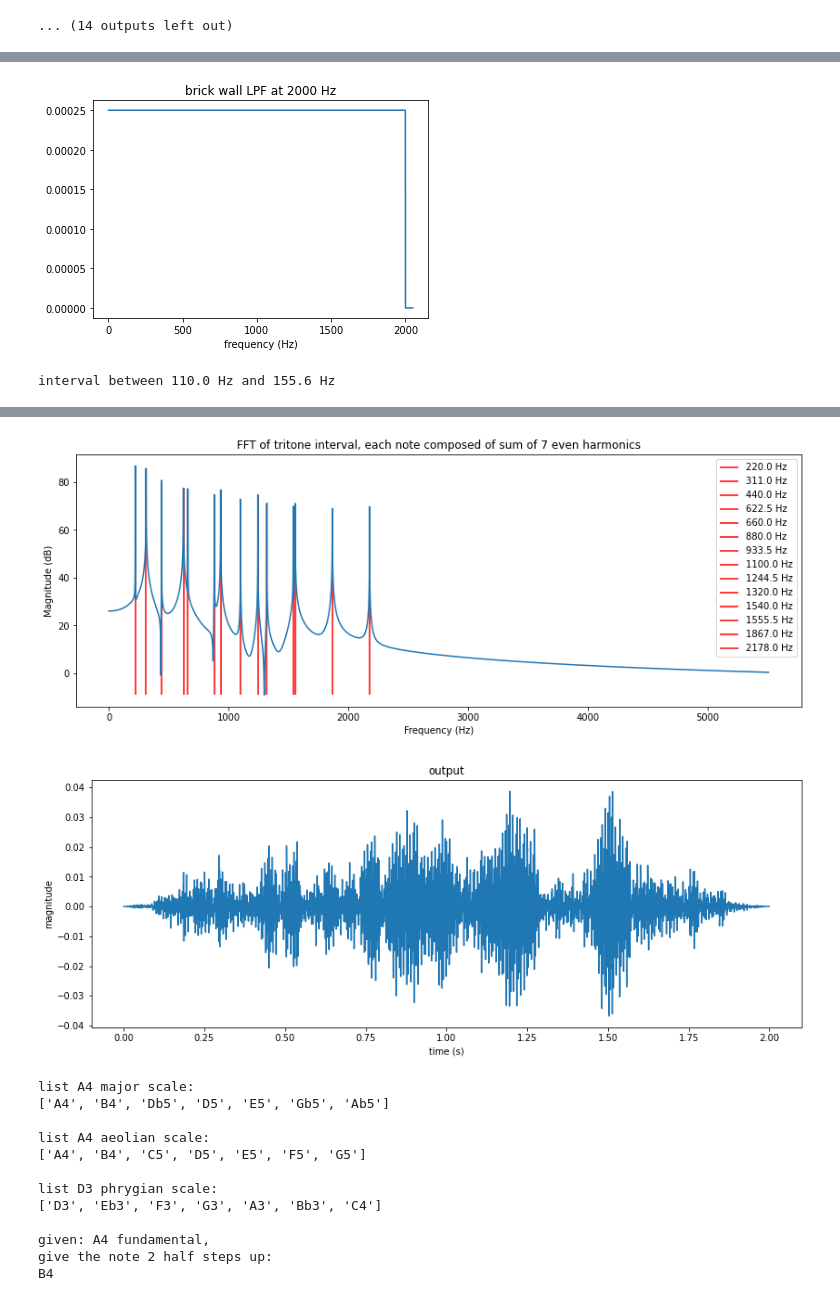
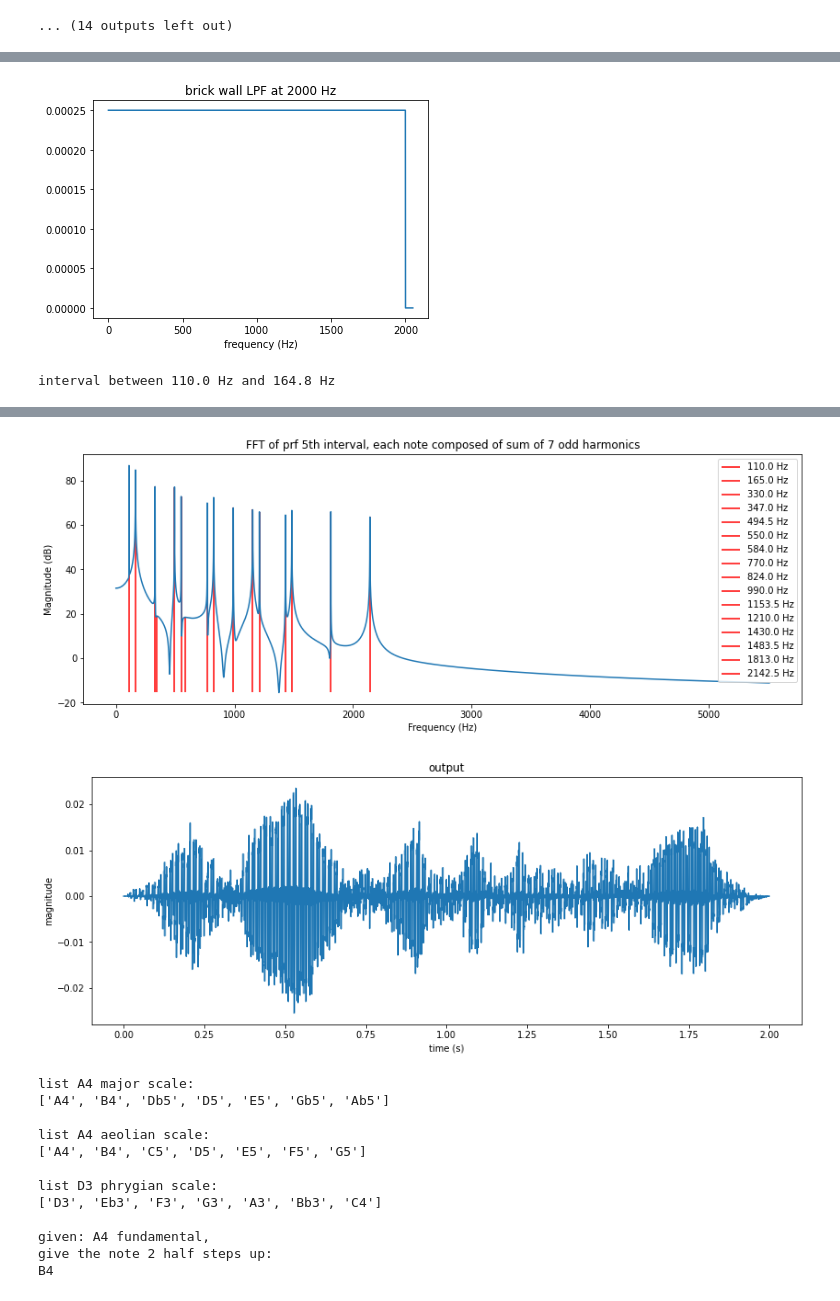
Before and after one commit to nip2/dsp_examples, a Jupyter notebook: music/music_intervals.ipynb, the cells around one changed output, grey strips where cells are left out. Cells and saved outputs as stored; diff of their text form; code cells hidden in the pictures.

```diff
--- a/music/music_intervals.ipynb
+++ b/music/music_intervals.ipynb
@@ -140,13 +140,18 @@ def simple_harmonic(N,fs,fund,pitch,harm,num_harm):
         x_title = 'sum of %d odd harmonics' % num_harm
     elif harm == 'overlay':
         fig= plt.figure(figsize=(15,6))
-        t = np.linspace(0,Ts*N,N)
+        #t = np.linspace(0,Ts*N,N)
+
+        Tp = 1/f0
+        Nt = int(round(Tp/Ts))
+        t = np.linspace(0,Ts*Nt,Nt)
+
         for m in range(num_harm):
             x = np.zeros(N)
             harm = (1/(1+m))*np.sin(w0*(1+m)*Ts*n)
             x = x + harm
             x_title = 'all harmonics to %d' % num_harm
-            plt.plot(t,harm)
+            plt.plot(t,harm[:len(t)])
             plt.title('%d harmonics' % num_harm)
             plt.xlabel('time (s)')
 
@@ -417,7 +422,7 @@ def findLocalMaximaMinima(n, arr):
 N = 2*fs
 # choose notes
 f0 = 'A2'
-fb = 'Eb3'
+fb = 'E3'
 print('interval between %s and %s' %(f0,fb))
 
 # get interval name from distance between note names
@@ -426,7 +431,7 @@ interval_name = intervals[semi_int]
 
 # combine waveforms and plot
 num_harm = 7
-harm_type = 'even'
+harm_type = 'odd'
 x1,x1_title = simple_harmonic(N,fs,f0,pitch,harm_type,num_harm)
 x2,_ = simple_harmonic(N,fs,fb,pitch,harm_type,num_harm)
 x = x1 + x2
@@ -472,43 +477,46 @@ plt.plot(f[:M+100],LPF[:M+100])
 plt.title('brick wall LPF at %d Hz' %cutoff)
 plt.xlabel('frequency (Hz)')
 plt.show()
 
 # plot fft
 plotlen = N//4
 plt.figure(figsize=(14, 5))
 plt.title('FFT of %s' % x_title)
 plt.plot(f[:plotlen], Y_mag[:plotlen])
 plt.xlabel('Frequency (Hz)')
 plt.ylabel('Magnitude (dB)')
 
 # find local max/min
 mx,mn = findLocalMaximaMinima(N, Y_mag[:N])
 
 # plot vertical lines at peaks
 for p in range(len(mx)//2):
     plt.vlines(f[mx[p]],np.amin(Y_mag[:N//4]),Y_mag[mx[p]],colors='r',label='%.1f Hz' %(f[mx[p]]))
 plt.legend()
 
 print('interval between %.1f Hz and %.1f Hz' %(pitch[f0],pitch[fb]))
 
 # make fade in/fade out
-fadelen = int(round(1/10 * N))
-output = noisex
-for k in range(fadelen):
-    output[k] = k/fadelen * output[k]
-for g in range(fadelen):
-    q = (N-1) - g
-    output[q] = g/fadelen * output[q]
+def fade(N,sig):
+    fadelen = int(round(1/10 * N))
+    output = sig
+    for k in range(fadelen):
+        output[k] = k/fadelen * output[k]
+    for g in range(fadelen):
+        q = (N-1) - g
+        output[q] = g/fadelen * output[q]
+    return output
+output = fade(N,noisex)
 
 # create audio of time series and plot
 plot_waveforms(Ts,N,output,'output')
 ipd.Audio(output,rate=fs)
 # %% [output]
 [figure]
-interval between 110.0 Hz and 155.6 Hz
+interval between 110.0 Hz and 164.8 Hz
 [interactive output not drawn]
-[figure, old version]
+[figure, new version]
-[figure, old version]
+[figure, new version]
 # %%
 # scale stuff
 root = 'A4'
```
Also changed, not shown: parts of 2 cells of this notebook.
